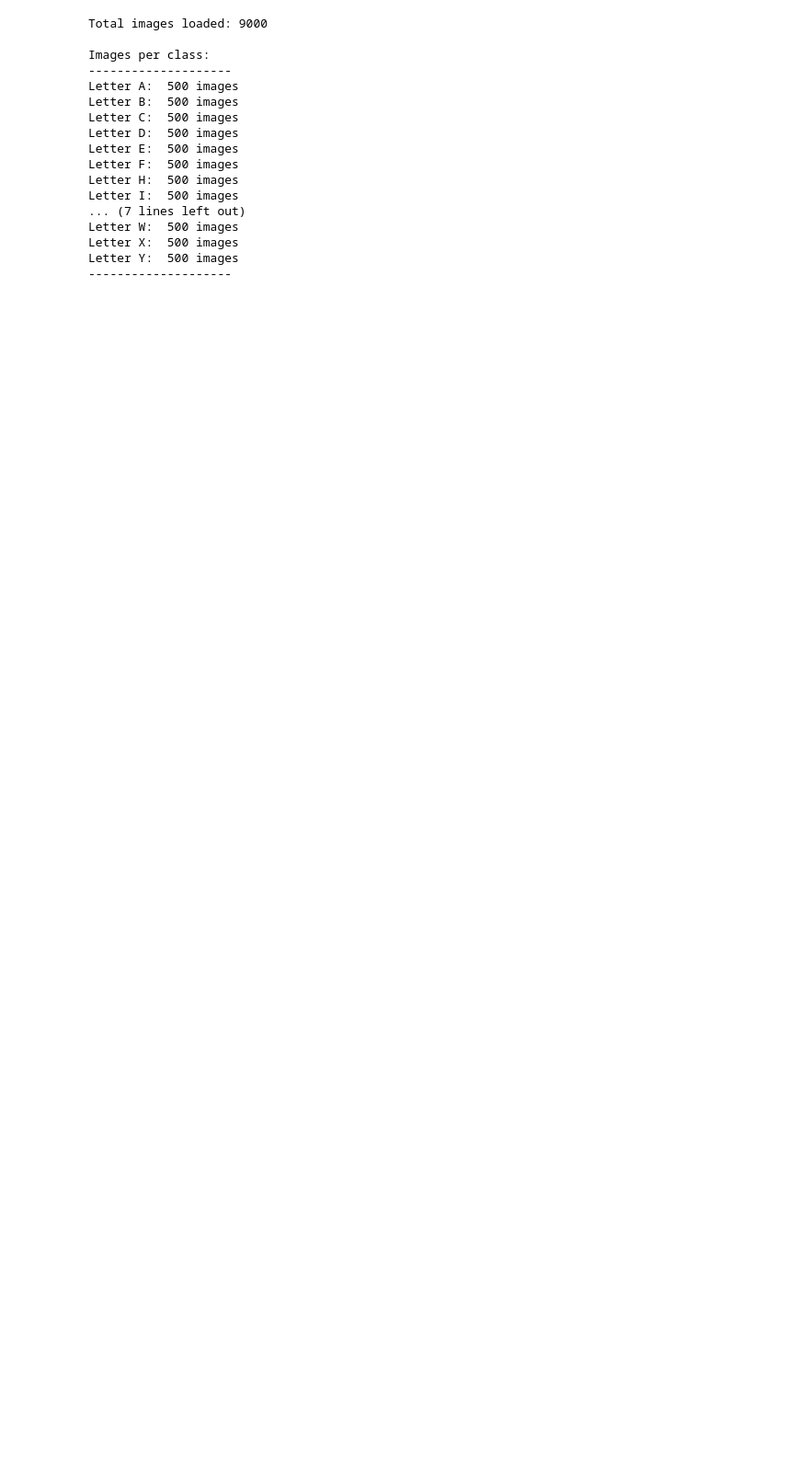
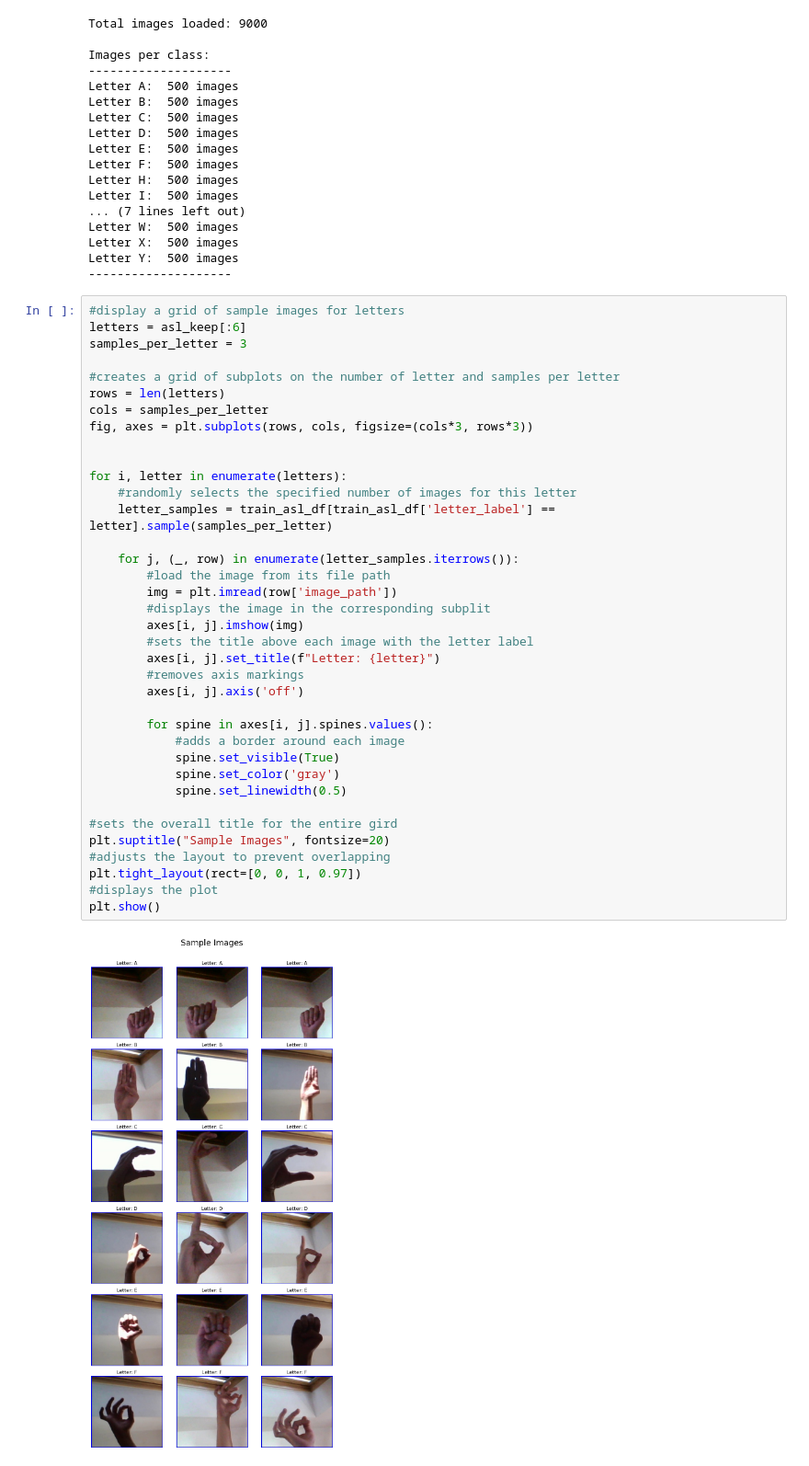
Before and after one commit to GriffinSnider/ASL_Fingerspelling_Recognition, a Jupyter notebook: ASL_Notebook.ipynb, the cells around one changed output. Shown at 92% size. Saved outputs shown, nothing was run; the diff lists cells and outputs as text; blank space fills up the shorter version.

```diff
--- a/ASL_Notebook.ipynb
+++ b/ASL_Notebook.ipynb
@@ -117,3 +121,42 @@ Letter W:  500 images
 Letter X:  500 images
 Letter Y:  500 images
 --------------------
+# %%
+#display a grid of sample images for letters
+letters = asl_keep[:6]
+samples_per_letter = 3
+
+#creates a grid of subplots on the number of letter and samples per letter
+rows = len(letters)
+cols = samples_per_letter
+fig, axes = plt.subplots(rows, cols, figsize=(cols*3, rows*3))
+
+
+for i, letter in enumerate(letters):
+    #randomly selects the specified number of images for this letter
+    letter_samples = train_asl_df[train_asl_df['letter_label'] == letter].sample(samples_per_letter)
+
+    for j, (_, row) in enumerate(letter_samples.iterrows()):
+        #load the image from its file path
+        img = plt.imread(row['image_path'])
+        #displays the image in the corresponding subplit
+        axes[i, j].imshow(img)
+        #sets the title above each image with the letter label
+        axes[i, j].set_title(f"Letter: {letter}")
+        #removes axis markings
+        axes[i, j].axis('off')
+
+        for spine in axes[i, j].spines.values():
+            #adds a border around each image
+            spine.set_visible(True)
+            spine.set_color('gray')
+            spine.set_linewidth(0.5)
+
+#sets the overall title for the entire gird
+plt.suptitle("Sample Images", fontsize=20)
+#adjusts the layout to prevent overlapping
+plt.tight_layout(rect=[0, 0, 1, 0.97])
+#displays the plot
+plt.show()
+# %% [output]
+[figure, added]
```
Also changed, not shown: parts of 2 cells of this notebook.
